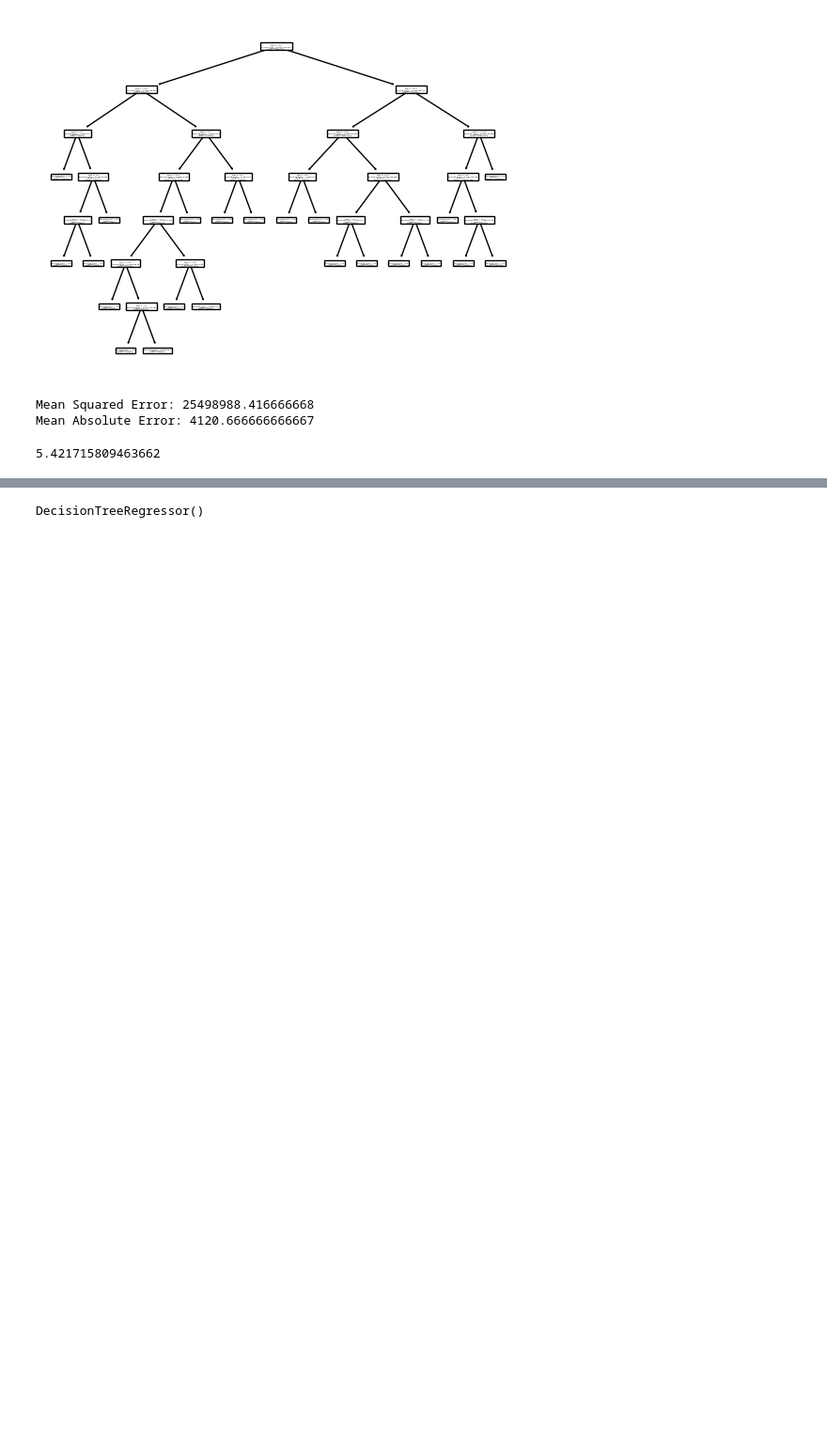
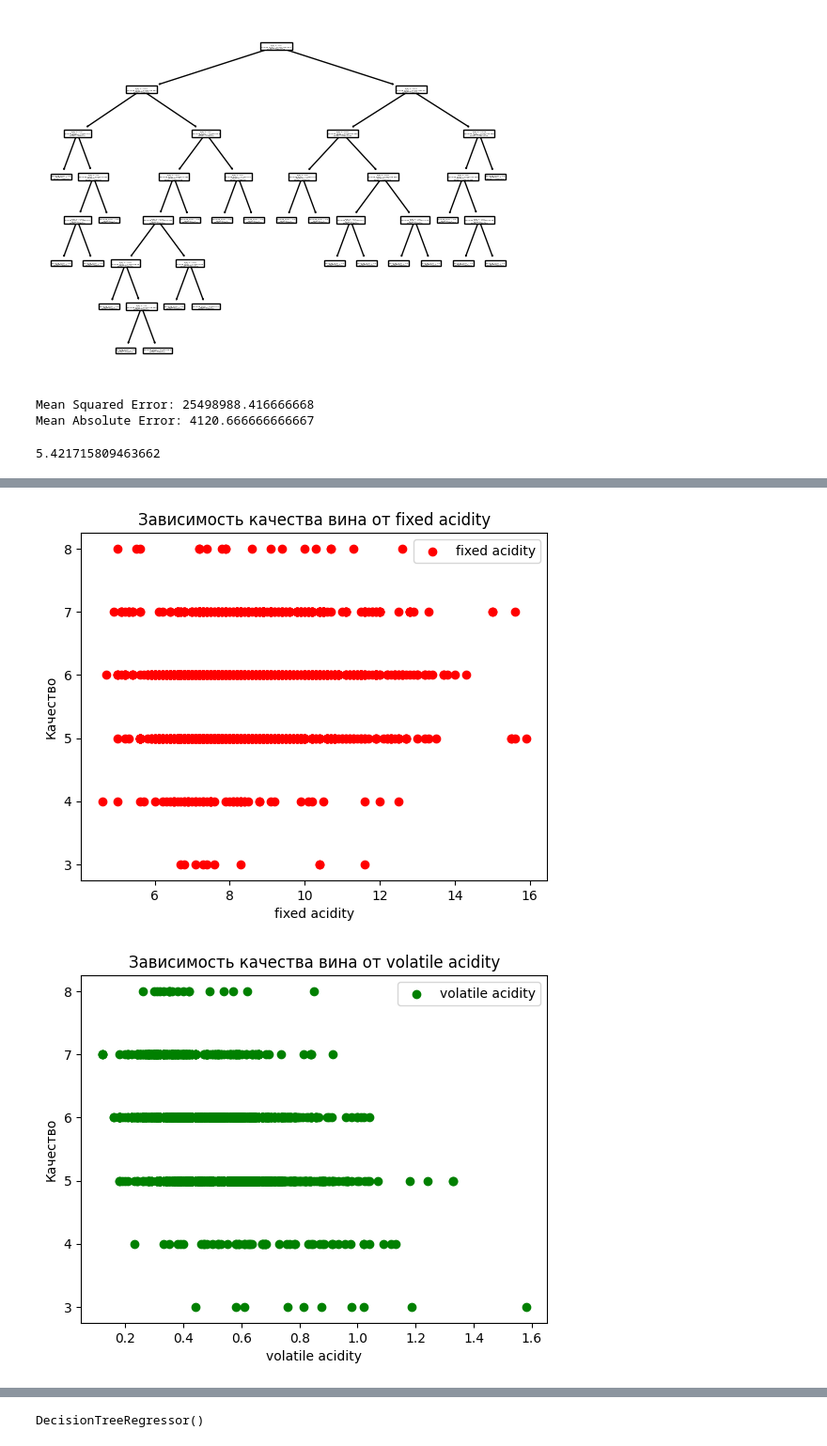
Before and after one commit to smurfac4/II, a Jupyter notebook: artificial intelligence/5/5_тетрадь_Ульянов_Никита_Владимирович_ИКБО_29_22.ipynb, the cells around one changed output, grey strips where cells are left out. Shown: that part at 94% size. Cells and saved outputs as stored; diff of their text form; code cells hidden in the pictures; blank space fills up the shorter version.

```diff
--- a/artificial intelligence/5/5_тетрадь_Ульянов_Никита_Владимирович_ИКБО_29_22.ipynb
+++ b/artificial intelligence/5/5_тетрадь_Ульянов_Никита_Владимирович_ИКБО_29_22.ipynb
@@ -641,0 +632,21 @@ dataframe
+# %%
+#Рисуем график
+
+# выбор переменной для оси X
+xframe = dataframe["quality"]
+# выбор переменных для оси Y
+yframe = dataframe.drop("quality", axis=1)
+# создание огромной диаграмы
+
+colors = ["red", "green", "blue", "orange", "purple", "brown", "pink", "gray","olive"]
+
+for column, color in zip(yframe.columns, colors):
+    plt.scatter(yframe[column],xframe, label=column, color = color)
+    plt.ylabel("Качество")
+    plt.xlabel(f"{column}")
+    plt.title(f"Зависимость качества вина от {column}")
+    plt.legend()
+    plt.show()
+# %% [output]
+[figure, added]
+[figure, added]
```
Also changed, not shown: parts of 11 cells of this notebook, 1 other file.
